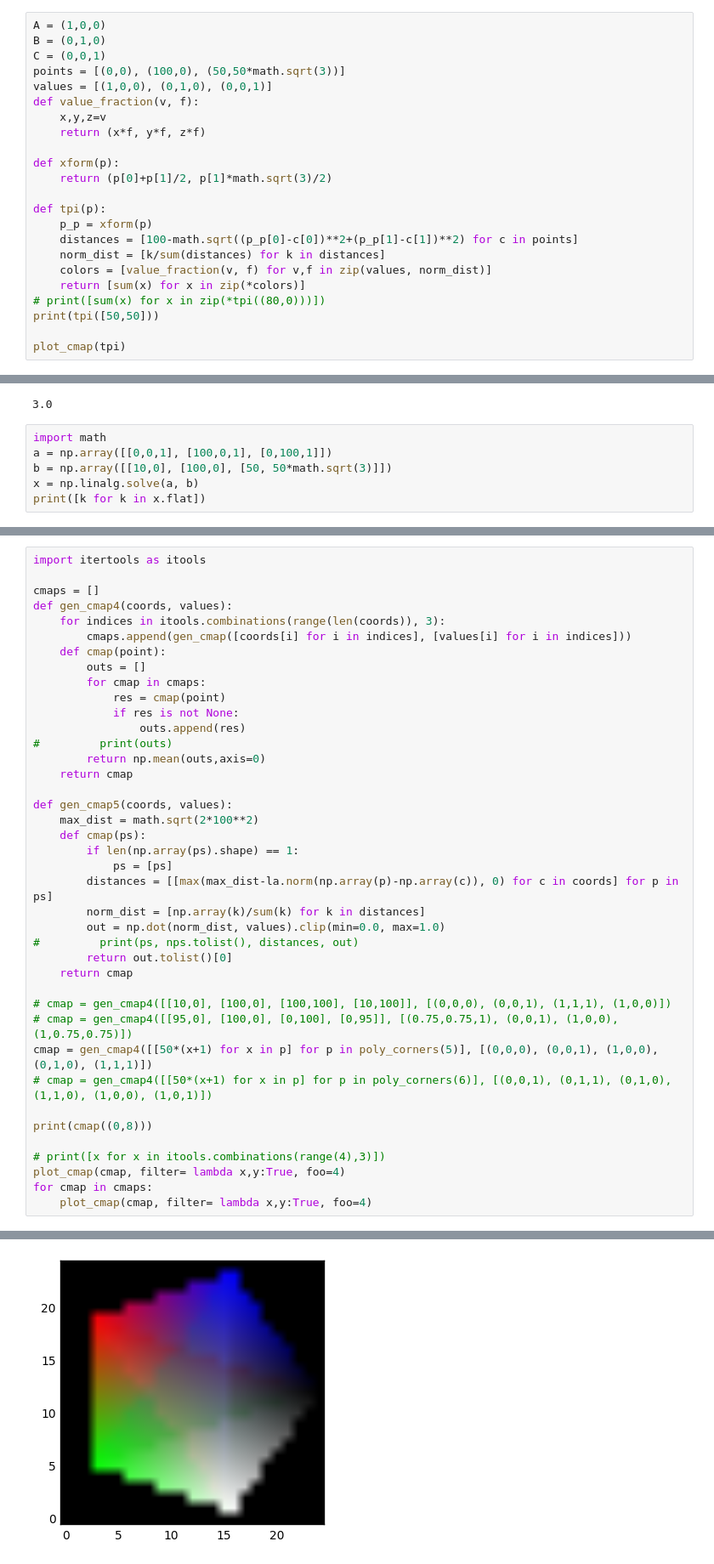
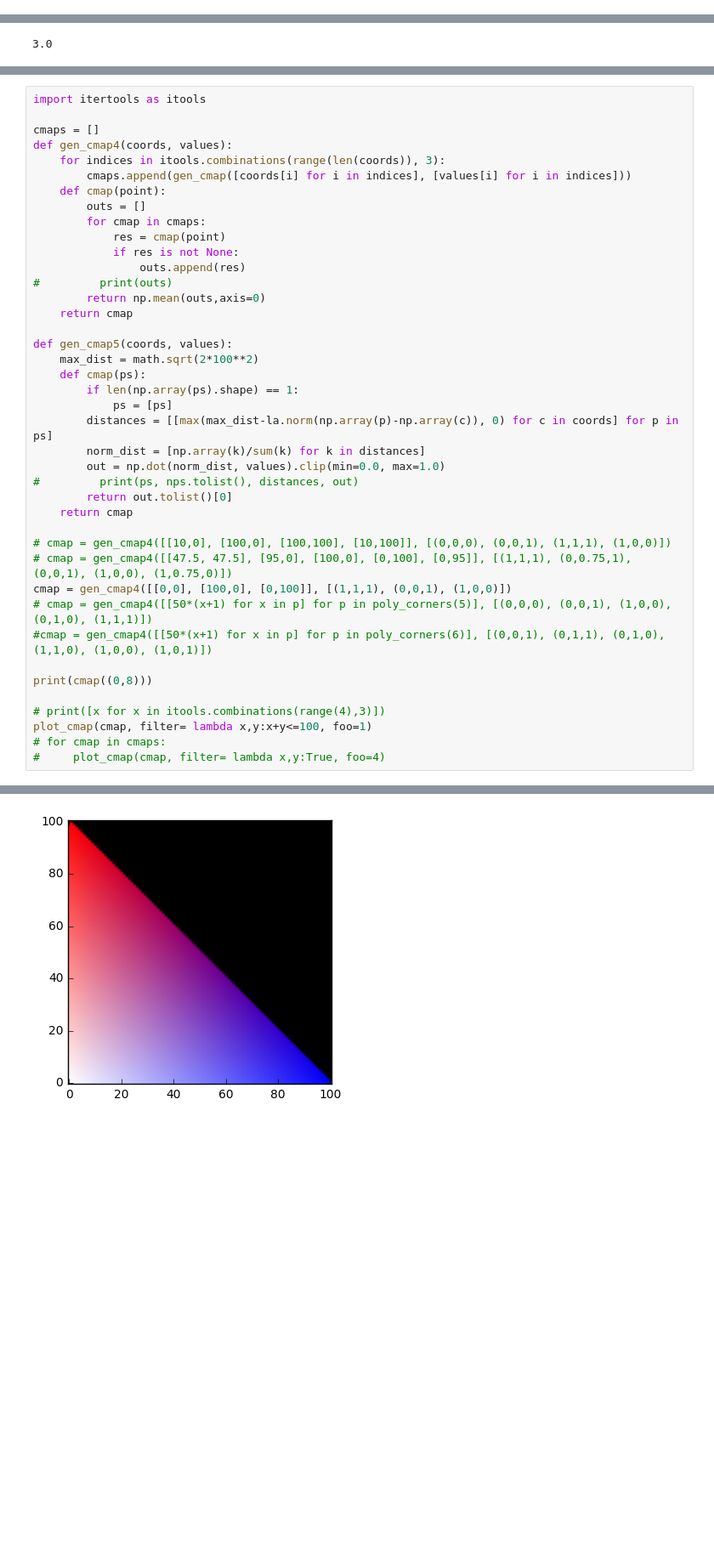
Before and after one commit to oderby/elections_2016, a Jupyter notebook: plot_pa.ipynb, the cells around one changed output, grey strips where cells are left out. Shown at 85% size. Cells and saved outputs as stored; diff of their text form; blank space fills up the shorter version.

```diff
--- a/plot_pa.ipynb
+++ b/plot_pa.ipynb
@@ -264,26 +339,3 @@ def plot_cmap(cmap, vmax=100, filter=lambda x,y: x+y <= 100, foo=1):
 #     print(colors)
     plt.imshow(colors, origin='lower')
     plt.show()
-# %%
-A = (1,0,0)
-B = (0,1,0)
-C = (0,0,1)
-points = [(0,0), (100,0), (50,50*math.sqrt(3))]
-values = [(1,0,0), (0,1,0), (0,0,1)]
-def value_fraction(v, f):
-    x,y,z=v
-    return (x*f, y*f, z*f)
-
-def xform(p):
-    return (p[0]+p[1]/2, p[1]*math.sqrt(3)/2)
-
-def tpi(p):
-    p_p = xform(p)
-    distances = [100-math.sqrt((p_p[0]-c[0])**2+(p_p[1]-c[1])**2) for c in points]
-    norm_dist = [k/sum(distances) for k in distances]
-    colors = [value_fraction(v, f) for v,f in zip(values, norm_dist)]
-    return [sum(x) for x in zip(*colors)]
-# print([sum(x) for x in zip(*tpi((80,0)))])
-print(tpi([50,50]))
-
-plot_cmap(tpi)
@@ -296,9 +345,3 @@ a = np.array([(1,2), (3,4)], dtype=t)
 a[1]['x']
 # %% [output]
 3.0
-# %%
-import math
-a = np.array([[0,0,1], [100,0,1], [0,100,1]])
-b = np.array([[10,0], [100,0], [50, 50*math.sqrt(3)]])
-x = np.linalg.solve(a, b)
-print([k for k in x.flat])
@@ -446,14 +487,15 @@ def gen_cmap5(coords, values):
     return cmap
 
 # cmap = gen_cmap4([[10,0], [100,0], [100,100], [10,100]], [(0,0,0), (0,0,1), (1,1,1), (1,0,0)])
-# cmap = gen_cmap4([[95,0], [100,0], [0,100], [0,95]], [(0.75,0.75,1), (0,0,1), (1,0,0), (1,0.75,0.75)])
-cmap = gen_cmap4([[50*(x+1) for x in p] for p in poly_corners(5)], [(0,0,0), (0,0,1), (1,0,0), (0,1,0), (1,1,1)])
-# cmap = gen_cmap4([[50*(x+1) for x in p] for p in poly_corners(6)], [(0,0,1), (0,1,1), (0,1,0), (1,1,0), (1,0,0), (1,0,1)])
+# cmap = gen_cmap4([[47.5, 47.5], [95,0], [100,0], [0,100], [0,95]], [(1,1,1), (0,0.75,1), (0,0,1), (1,0,0), (1,0.75,0)])
+cmap = gen_cmap4([[0,0], [100,0], [0,100]], [(1,1,1), (0,0,1), (1,0,0)])
+# cmap = gen_cmap4([[50*(x+1) for x in p] for p in poly_corners(5)], [(0,0,0), (0,0,1), (1,0,0), (0,1,0), (1,1,1)])
+#cmap = gen_cmap4([[50*(x+1) for x in p] for p in poly_corners(6)], [(0,0,1), (0,1,1), (0,1,0), (1,1,0), (1,0,0), (1,0,1)])
 
 print(cmap((0,8)))
 
 # print([x for x in itools.combinations(range(4),3)])
-plot_cmap(cmap, filter= lambda x,y:True, foo=4)
-for cmap in cmaps:
-    plot_cmap(cmap, filter= lambda x,y:True, foo=4)
+plot_cmap(cmap, filter= lambda x,y:x+y<=100, foo=1)
+# for cmap in cmaps:
+#     plot_cmap(cmap, filter= lambda x,y:True, foo=4)
 # %% [output]
@@ -461 +503 @@ nan
-[figure, old version]
+[figure, new version]
```
Also changed, not shown: parts of 12 cells of this notebook.
